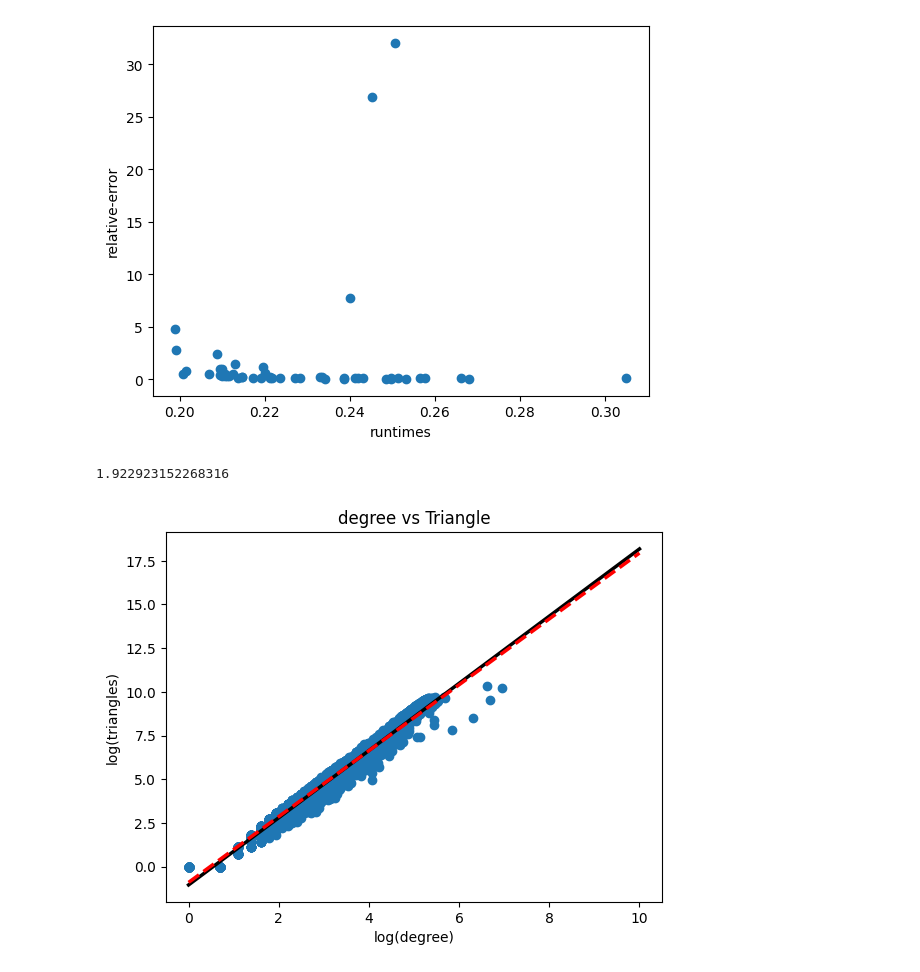
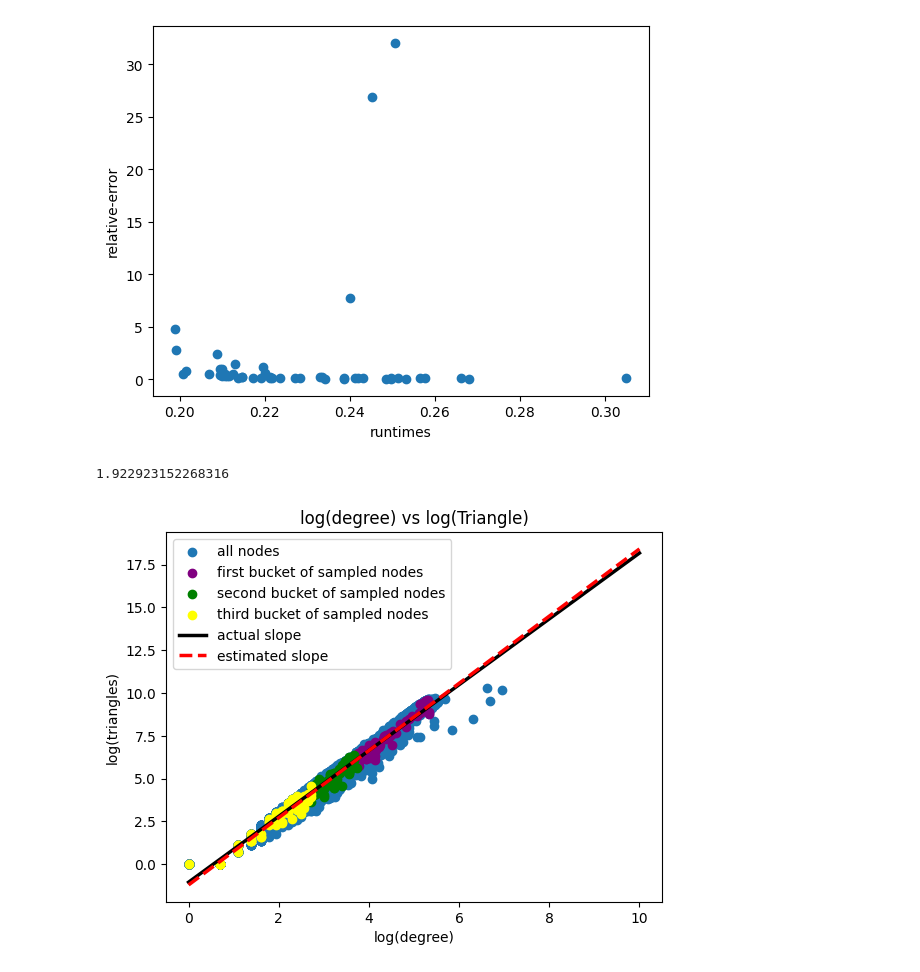
Before and after one commit to lous-e/fast-lin-alg, a Jupyter notebook: main.ipynb, the cells around one changed output. Cells and saved outputs as stored; diff of their text form; code cells hidden in the pictures.

Commit message:
Added new figure for the poster

```diff
--- a/main.ipynb
+++ b/main.ipynb
@@ -499,45 +499,75 @@ for node in fb_graph:
 
 degrees=np.array(degrees)
 triangles=np.array(triangles)
-plt.scatter(degrees,triangles)
+plt.scatter(degrees,triangles,label="all nodes")
 plt.xlabel('log(degree)')
 plt.ylabel('log(triangles)')
-plt.title('degree vs Triangle')
+plt.title('log(degree) vs log(Triangle)')
 b, a = np.polyfit(degrees, triangles, deg=1)
 print(b)
 
-degrees_sample=[]
-triangles_sample=[]
+degrees_samples_1=[]
+triangles_samples_1=[]
+degrees_samples_2=[]
+triangles_samples_2=[]
+degrees_samples_3=[]
+triangles_samples_3=[]
+degrees_samples=[]
+triangles_samples=[]
+
 sorted_nodes = sorted(fb_graph.degree, key=lambda x: x[1], reverse=True)
 num_nodes = len(sorted_nodes)
 third = num_nodes // 3  # Integer division to get roughly equal parts
 list1 = sorted_nodes[:third]
 list2 = sorted_nodes[third:2 * third]
 list3 = sorted_nodes[2 * third:]
 sample_size=math.floor(0.05*third)
 node_sample_1 = random.sample(list1, sample_size)
 node_sample_2=random.sample(list2, sample_size)
 node_sample_3=random.sample(list3,sample_size)
 node_samples=node_sample_1+node_sample_2+node_sample_3
-for node,degree in node_samples:
+for node,degree in node_sample_1:
     degree=0 if degree<=1 else math.log(degree)
     triangle=nx.triangles(fb_graph,node)
     triangle=0 if triangle<=1 else math.log(triangle)
-    degrees_sample.append(degree)
-    triangles_sample.append(triangle)
+    degrees_samples_1.append(degree)
+    triangles_samples_1.append(triangle)
 
-b2,a2=np.polyfit(degrees_sample, triangles_sample, deg=1)
+plt.scatter(degrees_samples_1, triangles_samples_1, color="purple", marker="o",label="first bucket of sampled nodes")
+
+for node,degree in node_sample_2:
+    degree=0 if degree<=1 else math.log(degree)
+    triangle=nx.triangles(fb_graph,node)
+    triangle=0 if triangle<=1 else math.log(triangle)
+    degrees_samples_2.append(degree)
+    triangles_samples_2.append(triangle)
+
+plt.scatter(degrees_samples_2, triangles_samples_2, color="green", marker="o",label="second bucket of sampled nodes")
+
+for node,degree in node_sample_3:
+    degree=0 if degree<=1 else math.log(degree)
+    triangle=nx.triangles(fb_graph,node)
+    triangle=0 if triangle<=1 else math.log(triangle)
+    degrees_samples_3.append(degree)
+    triangles_samples_3.append(triangle)
+
+plt.scatter(degrees_samples_3, triangles_samples_3, color="yellow", marker="o",label="third bucket of sampled nodes")
+
+degrees_samples=degrees_samples_1+degrees_samples_2+degrees_samples_3
+triangles_samples=triangles_samples_1+triangles_samples_2+triangles_samples_3
+
+b2,a2=np.polyfit(degrees_samples, triangles_samples, deg=1)
 
 # Create sequence of 100 numbers from 0 to 100
 xseq = np.linspace(0, 10, num=80)
-# Plot regression line
-plt.plot(xseq, a + b * xseq, color="k", lw=2.5)
+# Plot regression line for actual slope
+plt.plot(xseq, a + b * xseq, color="k", lw=2.5,label='actual slope')
 # Create sequence of 100 numbers from 0 to 100
 x2seq = np.linspace(0, 10, num=80)
-# Plot regression line
-plt.plot(x2seq, a2 + b2 * x2seq, color="red", lw=2.5,linestyle='--')
-
+# Plot regression line for estimated slope
+plt.plot(x2seq, a2 + b2 * x2seq, color="red", lw=2.5,linestyle='--',label='estimated slope')
+plt.legend()
 plt.show()
 # %% [output]
 1.922923152268316
-[figure, old version]
+[figure, new version]
```
